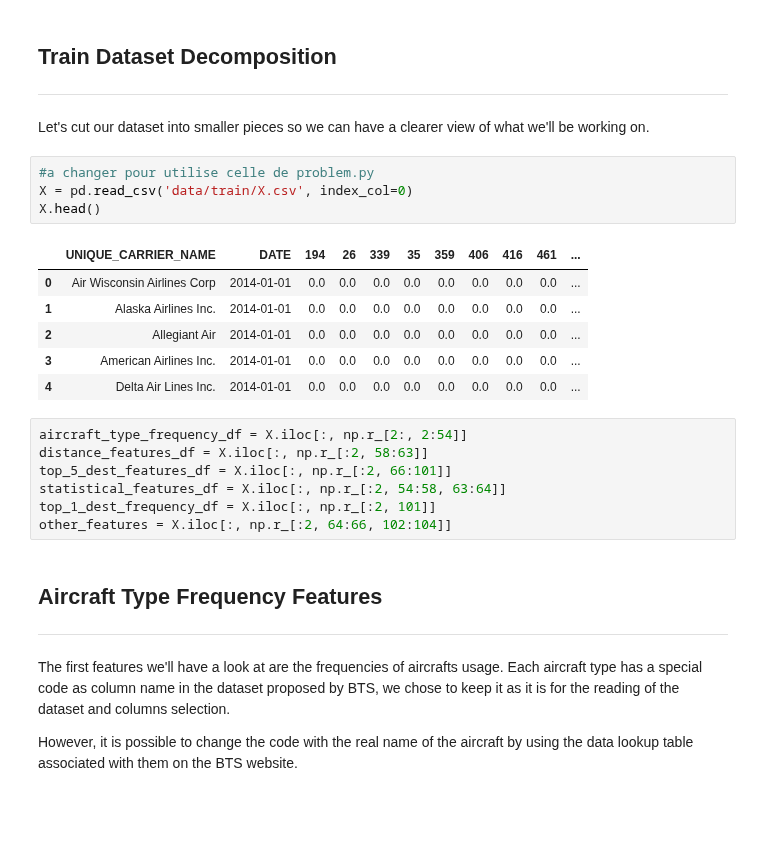
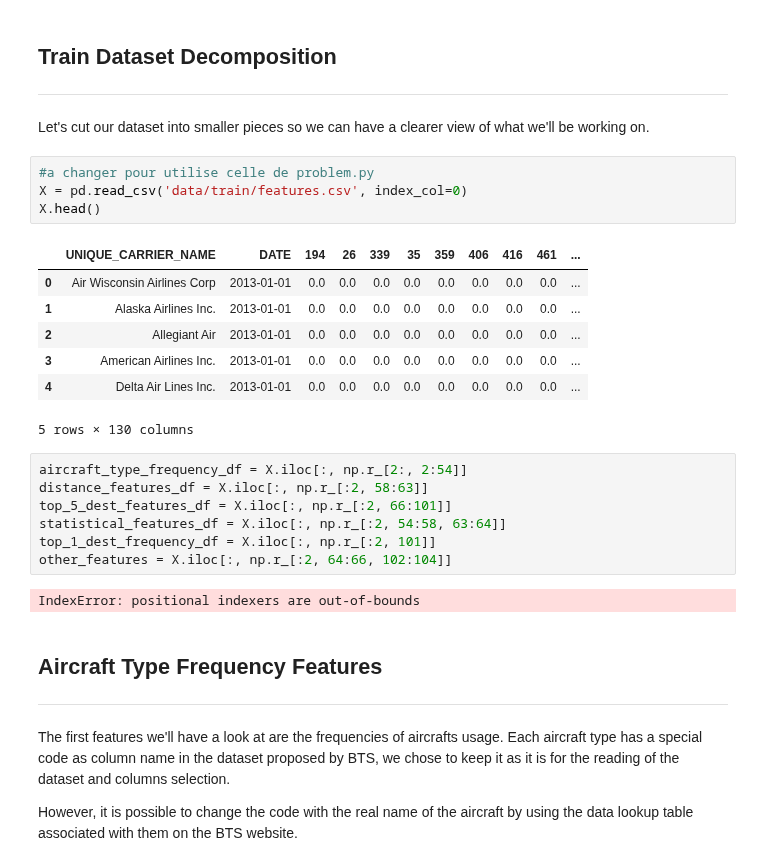
Before and after one commit to alexZajac/airlines_performance, a Jupyter notebook: airlines_performance.ipynb, the cells around one changed output. Cells and saved outputs as stored; diff of their text form; blank space fills up the shorter version.

```diff
--- a/airlines_performance.ipynb
+++ b/airlines_performance.ipynb
@@ -264,15 +313,16 @@ fig.show()
 Let's cut our dataset into smaller pieces so we can have a clearer view of what we'll be working on.
 # %%
 #a changer pour utilise celle de problem.py
-X = pd.read_csv('data/train/X.csv', index_col=0)
+X = pd.read_csv('data/train/features.csv', index_col=0)
 X.head()
 # %% [output]
 |  | UNIQUE_CARRIER_NAME | DATE | 194 | 26 | 339 | 35 | 359 | 406 | 416 | 461 | ... |
-| 0 | Air Wisconsin Airlines Corp | 2014-01-01 | 0.0 | 0.0 | 0.0 | 0.0 | 0.0 | 0.0 | 0.0 | 0.0 | ... |
-| 1 | Alaska Airlines Inc. | 2014-01-01 | 0.0 | 0.0 | 0.0 | 0.0 | 0.0 | 0.0 | 0.0 | 0.0 | ... |
-| 2 | Allegiant Air | 2014-01-01 | 0.0 | 0.0 | 0.0 | 0.0 | 0.0 | 0.0 | 0.0 | 0.0 | ... |
-| 3 | American Airlines Inc. | 2014-01-01 | 0.0 | 0.0 | 0.0 | 0.0 | 0.0 | 0.0 | 0.0 | 0.0 | ... |
-| 4 | Delta Air Lines Inc. | 2014-01-01 | 0.0 | 0.0 | 0.0 | 0.0 | 0.0 | 0.0 | 0.0 | 0.0 | ... |
+| 0 | Air Wisconsin Airlines Corp | 2013-01-01 | 0.0 | 0.0 | 0.0 | 0.0 | 0.0 | 0.0 | 0.0 | 0.0 | ... |
+| 1 | Alaska Airlines Inc. | 2013-01-01 | 0.0 | 0.0 | 0.0 | 0.0 | 0.0 | 0.0 | 0.0 | 0.0 | ... |
+| 2 | Allegiant Air | 2013-01-01 | 0.0 | 0.0 | 0.0 | 0.0 | 0.0 | 0.0 | 0.0 | 0.0 | ... |
+| 3 | American Airlines Inc. | 2013-01-01 | 0.0 | 0.0 | 0.0 | 0.0 | 0.0 | 0.0 | 0.0 | 0.0 | ... |
+| 4 | Delta Air Lines Inc. | 2013-01-01 | 0.0 | 0.0 | 0.0 | 0.0 | 0.0 | 0.0 | 0.0 | 0.0 | ... |
+5 rows × 130 columns
 # %%
 aircraft_type_frequency_df = X.iloc[:, np.r_[2:, 2:54]]
 distance_features_df = X.iloc[:, np.r_[:2, 58:63]]
@@ -280,6 +330,8 @@ top_5_dest_features_df = X.iloc[:, np.r_[:2, 66:101]]
 statistical_features_df = X.iloc[:, np.r_[:2, 54:58, 63:64]]
 top_1_dest_frequency_df = X.iloc[:, np.r_[:2, 101]]
 other_features = X.iloc[:, np.r_[:2, 64:66, 102:104]]
+# %% [output]
+IndexError: positional indexers are out-of-bounds
 # %% [markdown]
 ## Aircraft Type Frequency Features <a name= 'aircraft'></a>
 ---
```
Also changed, not shown: parts of 41 cells of this notebook, 10 other files.
